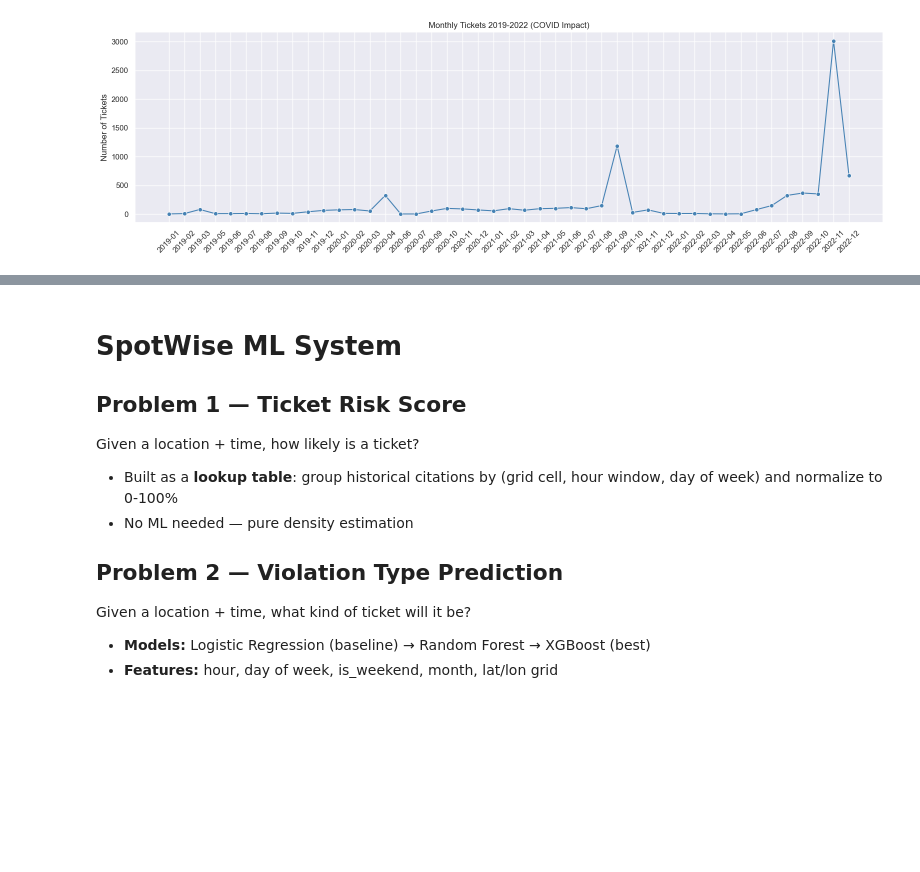
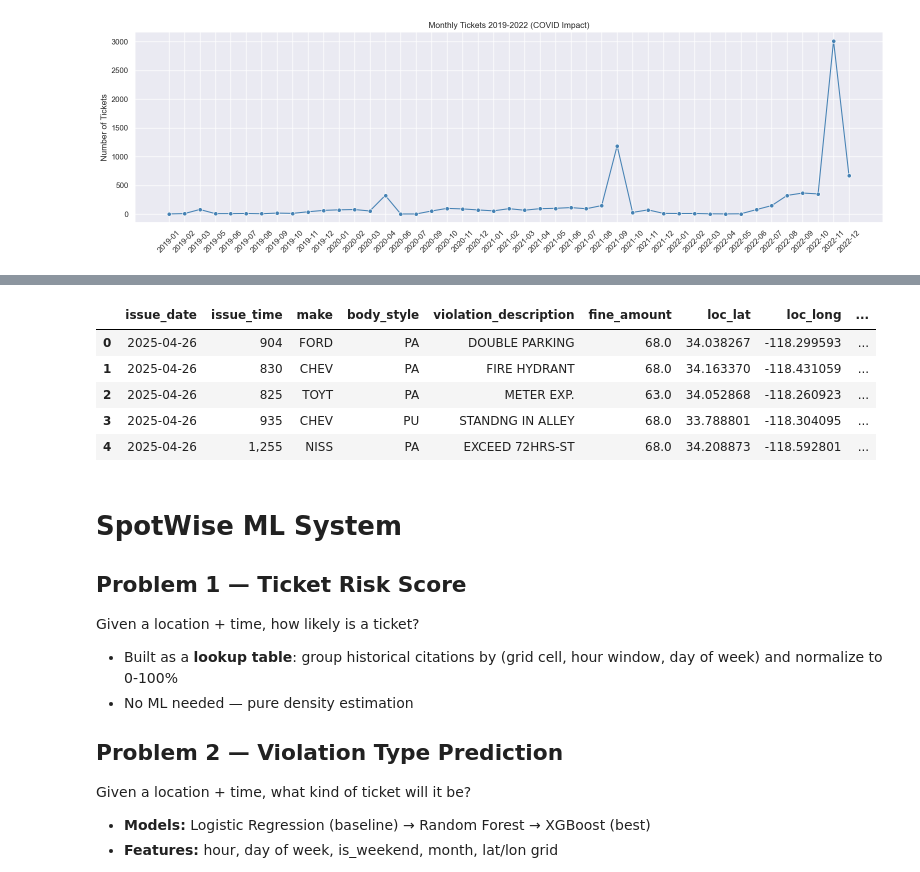
Before and after one commit to janhqnguyen2020/ParkLegal, a Jupyter notebook: data/citation.ipynb, the cells around one changed output, grey strips where cells are left out. Cells and saved outputs as stored; diff of their text form; code cells hidden in the pictures; blank space fills up the shorter version.

```diff
--- a/data/citation.ipynb
+++ b/data/citation.ipynb
@@ -246,6 +240,15 @@ m
 # %% [output]
 Saved to parking_heatmap.html -- open in browser
 [interactive output not drawn]
+# %%
+citation.head()
+# %% [output]
+|  | issue_date | issue_time | make | body_style | violation_description | fine_amount | loc_lat | loc_long | ... |
+| 0 | 2025-04-26 | 904 | FORD | PA | DOUBLE PARKING | 68.0 | 34.038267 | -118.299593 | ... |
+| 1 | 2025-04-26 | 830 | CHEV | PA | FIRE HYDRANT | 68.0 | 34.163370 | -118.431059 | ... |
+| 2 | 2025-04-26 | 825 | TOYT | PA | METER EXP. | 63.0 | 34.052868 | -118.260923 | ... |
+| 3 | 2025-04-26 | 935 | CHEV | PU | STANDNG IN ALLEY | 68.0 | 33.788801 | -118.304095 | ... |
+| 4 | 2025-04-26 | 1,255 | NISS | PA | EXCEED 72HRS-ST | 68.0 | 34.208873 | -118.592801 | ... |
 # %% [markdown]
 # SpotWise ML System
 
```
Also changed, not shown: parts of 5 cells of this notebook, 1 other file.
